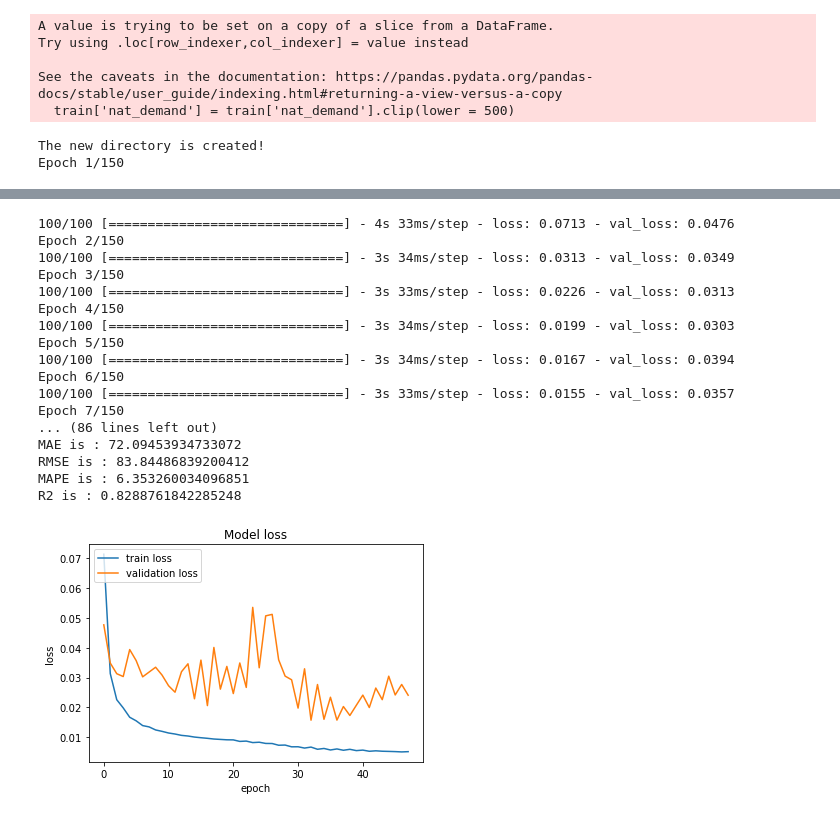
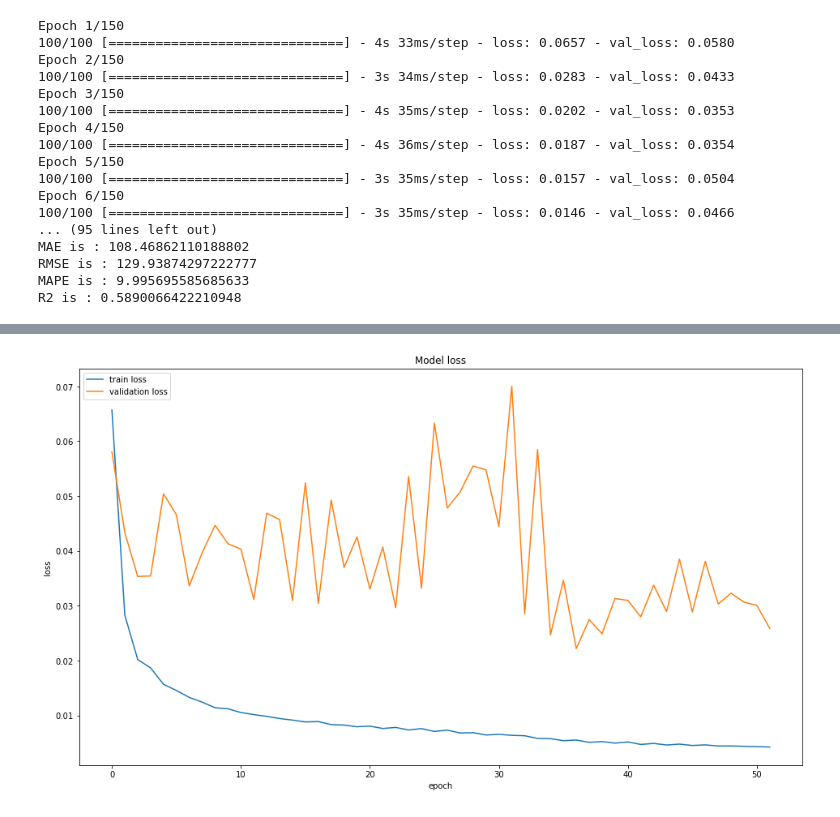
Before and after one commit to Tahuubinh/DL_HUST_Project, a Jupyter notebook: Code/GRU.ipynb, the cells around one changed output, grey strips where cells are left out. Cells and saved outputs as stored; diff of their text form; code cells hidden in the pictures.

```diff
--- a/Code/GRU.ipynb
+++ b/Code/GRU.ipynb
@@ -61,8 +61,8 @@ valid = valid[valid['datetime'] > '1/1/2018 23:00']
 train = df[df['datetime'] <= '1/1/2018 23:00']
 test = df[df['datetime'] > '1/1/2019 23:00']
 
-train['nat_demand'] = train['nat_demand'].clip(lower = 500)
-valid['nat_demand'] = valid['nat_demand'].clip(lower = 500)
+# train['nat_demand'] = train['nat_demand'].clip(lower = 500)
+# valid['nat_demand'] = valid['nat_demand'].clip(lower = 500)
 
 # valid = df[df['datetime'] <= '12/3/2019 23:00']
 # valid = valid[valid['datetime'] > '11/3/2019 23:00']
@@ -76,12 +76,6 @@ trainX = x_scaler.fit_transform(train[column_names])
 trainY = y_scaler.fit_transform(train[['nat_demand']])
 validX = x_scaler.fit_transform(valid[column_names])
 validY = y_scaler.fit_transform(valid[['nat_demand']])
-# %% [output]
-A value is trying to be set on a copy of a slice from a DataFrame.
-Try using .loc[row_indexer,col_indexer] = value instead
-
-See the caveats in the documentation: https://pandas.pydata.org/pandas-docs/stable/user_guide/indexing.html#returning-a-view-versus-a-copy
-  train['nat_demand'] = train['nat_demand'].clip(lower = 500)
 # %%
 version = 1
 hist_window = 24 # 12, 18, 24, 30, 36, 42
@@ -111,16 +105,17 @@ GRU_model = tf.keras.models.Sequential([
 ])
 GRU_model.compile(optimizer='adam', loss='mse')
 
-folder_save = f'..\Results\GRU\history_{hist_window}_future_{horizon}_version_{version}'
+project_dir = "/Users/trungnguyen/Desktop/cttn-khmt-k64/deep learning/project/DL_HUST_Project"
+folder_save = project_dir + f'/Results/GRU/history_{hist_window}_future_{horizon}_version_{version}'
 isExist = os.path.exists(folder_save)
 if not isExist:
    # Create a new directory because it does not exist
    os.makedirs(folder_save)
    print("The new directory is created!")
 
-model_path = f'{folder_save}\model.h5'
+model_path = f'{folder_save}/model.h5'
 
-with open(f"{folder_save}\model_config.json", "w") as outfile:
+with open(f"{folder_save}/model_config.json", "w") as outfile:
     json.dump(GRU_model.get_config(), outfile)
 
 EVALUATION_INTERVAL = 100
@@ -143,8 +138,8 @@ plt.ylabel('loss')
 plt.xlabel('epoch')
 plt.legend(['train loss', 'validation loss'], loc='upper left')
 plt.rcParams["figure.figsize"] = [16,9]
-plt.savefig(f'{folder_save}\history_loss.pdf', bbox_inches='tight')
-plt.savefig(f'{folder_save}\history_loss.svg', bbox_inches='tight')
+plt.savefig(f'{folder_save}/history_loss.pdf', bbox_inches='tight')
+plt.savefig(f'{folder_save}/history_loss.svg', bbox_inches='tight')
 
 data_test = x_scaler.fit_transform(valid[column_names].tail(hist_window))
 test_rescaled = data_test.reshape(1, data_test.shape[0], data_test.shape[1])
@@ -153,8 +148,23 @@ Predicted_results = Trained_model.predict(test_rescaled)
 Predicted_results_Inv_trans = y_scaler.inverse_transform(Predicted_results)
 metrics_test = timeseries_evaluation_metrics_func(test['nat_demand'][:horizon],Predicted_results_Inv_trans[0])
 
-with open(f"{folder_save}\metrics_test.json", "w") as outfile:
+with open(f"{folder_save}/metrics_test.json", "w") as outfile:
     json.dump(metrics_test, outfile)
 # %% [output]
-The new directory is created!
 Epoch 1/150
+100/100 [==============================] - 4s 33ms/step - loss: 0.0657 - val_loss: 0.0580
+Epoch 2/150
+100/100 [==============================] - 3s 34ms/step - loss: 0.0283 - val_loss: 0.0433
+Epoch 3/150
+100/100 [==============================] - 4s 35ms/step - loss: 0.0202 - val_loss: 0.0353
+Epoch 4/150
+100/100 [==============================] - 4s 36ms/step - loss: 0.0187 - val_loss: 0.0354
+Epoch 5/150
+100/100 [==============================] - 3s 35ms/step - loss: 0.0157 - val_loss: 0.0504
+Epoch 6/150
+100/100 [==============================] - 3s 35ms/step - loss: 0.0146 - val_loss: 0.0466
+... (95 lines left out)
+MAE is : 108.46862110188802
+RMSE is : 129.93874297222777
+MAPE is : 9.995695585685633
+R2 is : 0.5890066422210948
@@ -162,18 +171 @@ Epoch 1/150
-100/100 [==============================] - 4s 33ms/step - loss: 0.0713 - val_loss: 0.0476
-Epoch 2/150
-100/100 [==============================] - 3s 34ms/step - loss: 0.0313 - val_loss: 0.0349
-Epoch 3/150
-100/100 [==============================] - 3s 33ms/step - loss: 0.0226 - val_loss: 0.0313
-Epoch 4/150
-100/100 [==============================] - 3s 34ms/step - loss: 0.0199 - val_loss: 0.0303
-Epoch 5/150
-100/100 [==============================] - 3s 34ms/step - loss: 0.0167 - val_loss: 0.0394
-Epoch 6/150
-100/100 [==============================] - 3s 33ms/step - loss: 0.0155 - val_loss: 0.0357
-Epoch 7/150
-... (86 lines left out)
-MAE is : 72.09453934733072
-RMSE is : 83.84486839200412
-MAPE is : 6.353260034096851
-R2 is : 0.8288761842285248
-[figure, old version]
+[figure, new version]
```
Also changed, not shown: parts of 1 cell of this notebook, 9 other files.
